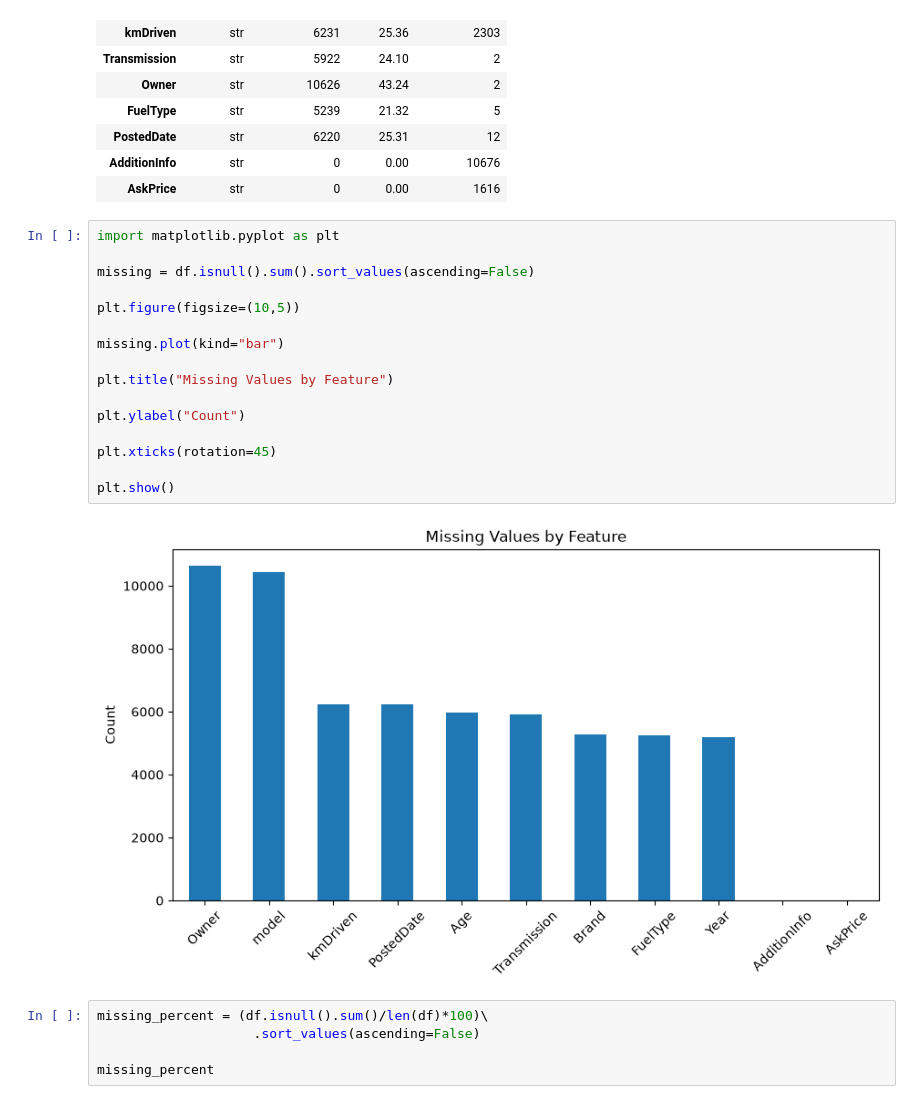
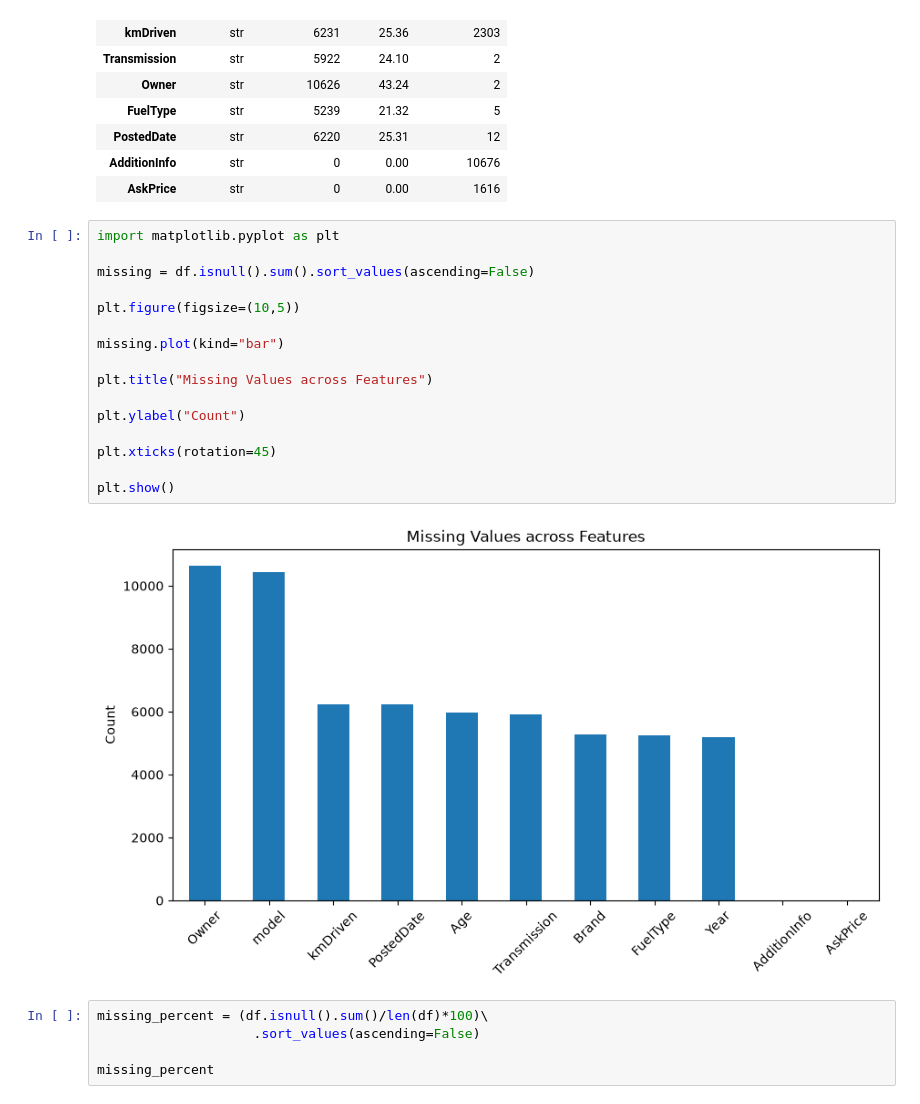
Before and after one commit to JacquaM/DriveValue-AI, a Jupyter notebook: notebooks/01_Data_Audit.ipynb, the cells around one changed output. Cells and saved outputs as stored; diff of their text form.

```diff
--- a/notebooks/01_Data_Audit.ipynb
+++ b/notebooks/01_Data_Audit.ipynb
@@ -204,21 +213,21 @@ quality
 # %%
 import matplotlib.pyplot as plt
 
 missing = df.isnull().sum().sort_values(ascending=False)
 
 plt.figure(figsize=(10,5))
 
 missing.plot(kind="bar")
 
-plt.title("Missing Values by Feature")
+plt.title("Missing Values across Features")
 
 plt.ylabel("Count")
 
 plt.xticks(rotation=45)
 
 plt.show()
 # %% [output]
-[figure, old version]
+[figure, new version]
 # %%
 missing_percent = (df.isnull().sum()/len(df)*100)\
                     .sort_values(ascending=False)
```
Also changed, not shown: parts of 7 cells of this notebook, 1 other file.
